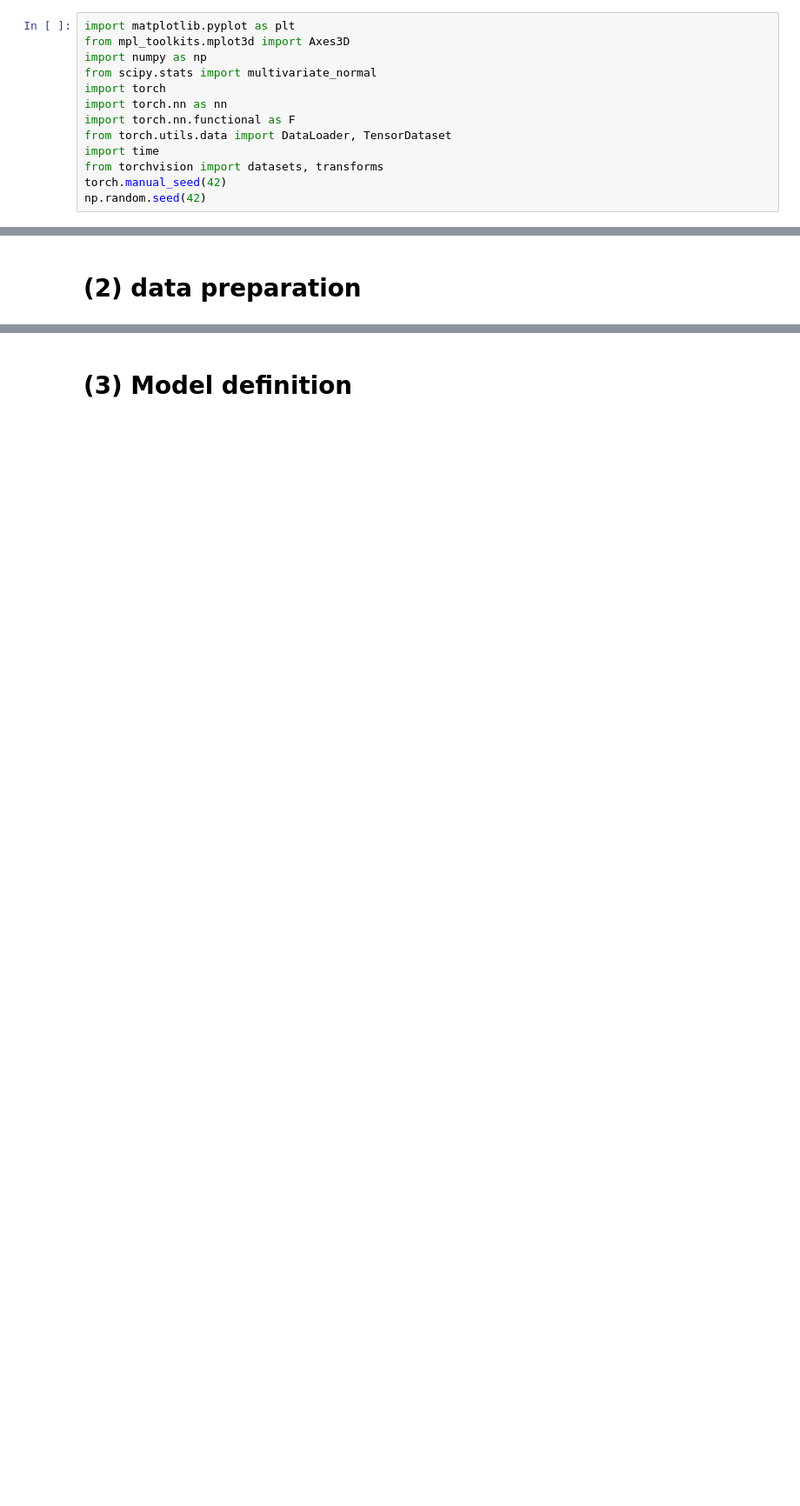
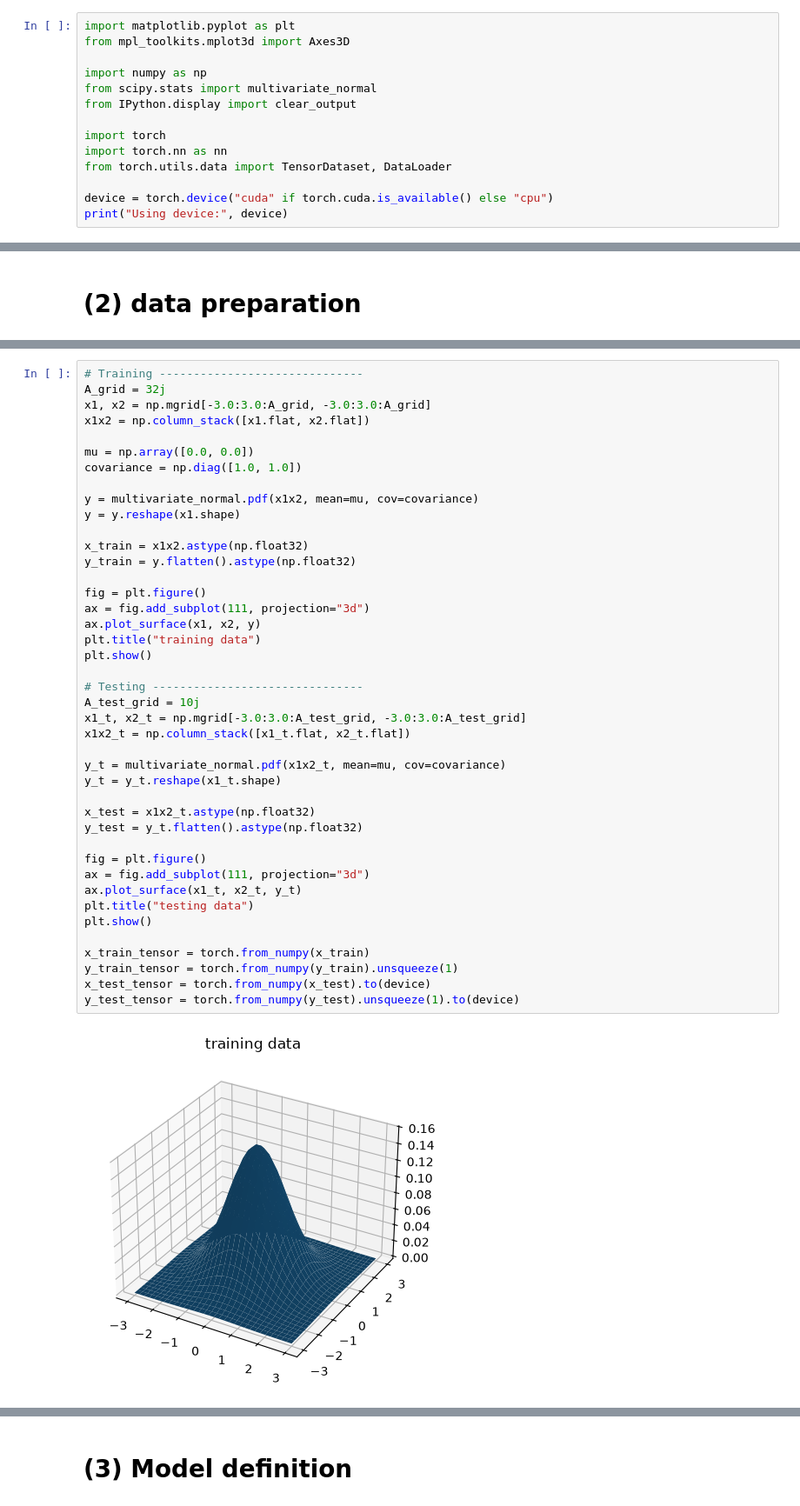
Before and after one commit to Cgtho/DeepLearning_Group, a Jupyter notebook: BTL03/1. MLP/Func_apxm_MLP.ipynb, the cells around one changed output, grey strips where cells are left out. Shown at 87% size. Cells and saved outputs as stored; diff of their text form; blank space fills up the shorter version.

```diff
--- a/BTL03/1. MLP/Func_apxm_MLP.ipynb
+++ b/BTL03/1. MLP/Func_apxm_MLP.ipynb
@@ -3,13 +3,14 @@
 # %%
 import matplotlib.pyplot as plt
 from mpl_toolkits.mplot3d import Axes3D
+
 import numpy as np
 from scipy.stats import multivariate_normal
+from IPython.display import clear_output
+
 import torch
 import torch.nn as nn
-import torch.nn.functional as F
-from torch.utils.data import DataLoader, TensorDataset
-import time
-from torchvision import datasets, transforms
-torch.manual_seed(42)
-np.random.seed(42)
+from torch.utils.data import TensorDataset, DataLoader
+
+device = torch.device("cuda" if torch.cuda.is_available() else "cpu")
+print("Using device:", device)
@@ -28,0 +21,44 @@ for images, labels in train_loader:
+# %%
+# Training ------------------------------
+A_grid = 32j
+x1, x2 = np.mgrid[-3.0:3.0:A_grid, -3.0:3.0:A_grid]
+x1x2 = np.column_stack([x1.flat, x2.flat])
+
+mu = np.array([0.0, 0.0])
+covariance = np.diag([1.0, 1.0])
+
+y = multivariate_normal.pdf(x1x2, mean=mu, cov=covariance)
+y = y.reshape(x1.shape)
+
+x_train = x1x2.astype(np.float32)
+y_train = y.flatten().astype(np.float32)
+
+fig = plt.figure()
+ax = fig.add_subplot(111, projection="3d")
+ax.plot_surface(x1, x2, y)
+plt.title("training data")
+plt.show()
+
+# Testing -------------------------------
+A_test_grid = 10j
+x1_t, x2_t = np.mgrid[-3.0:3.0:A_test_grid, -3.0:3.0:A_test_grid]
+x1x2_t = np.column_stack([x1_t.flat, x2_t.flat])
+
+y_t = multivariate_normal.pdf(x1x2_t, mean=mu, cov=covariance)
+y_t = y_t.reshape(x1_t.shape)
+
+x_test = x1x2_t.astype(np.float32)
+y_test = y_t.flatten().astype(np.float32)
+
+fig = plt.figure()
+ax = fig.add_subplot(111, projection="3d")
+ax.plot_surface(x1_t, x2_t, y_t)
+plt.title("testing data")
+plt.show()
+
+x_train_tensor = torch.from_numpy(x_train)
+y_train_tensor = torch.from_numpy(y_train).unsqueeze(1)
+x_test_tensor = torch.from_numpy(x_test).to(device)
+y_test_tensor = torch.from_numpy(y_test).unsqueeze(1).to(device)
+# %% [output]
+[figure, added]
```
Also changed, not shown: parts of 15 cells of this notebook, 1 other file.
